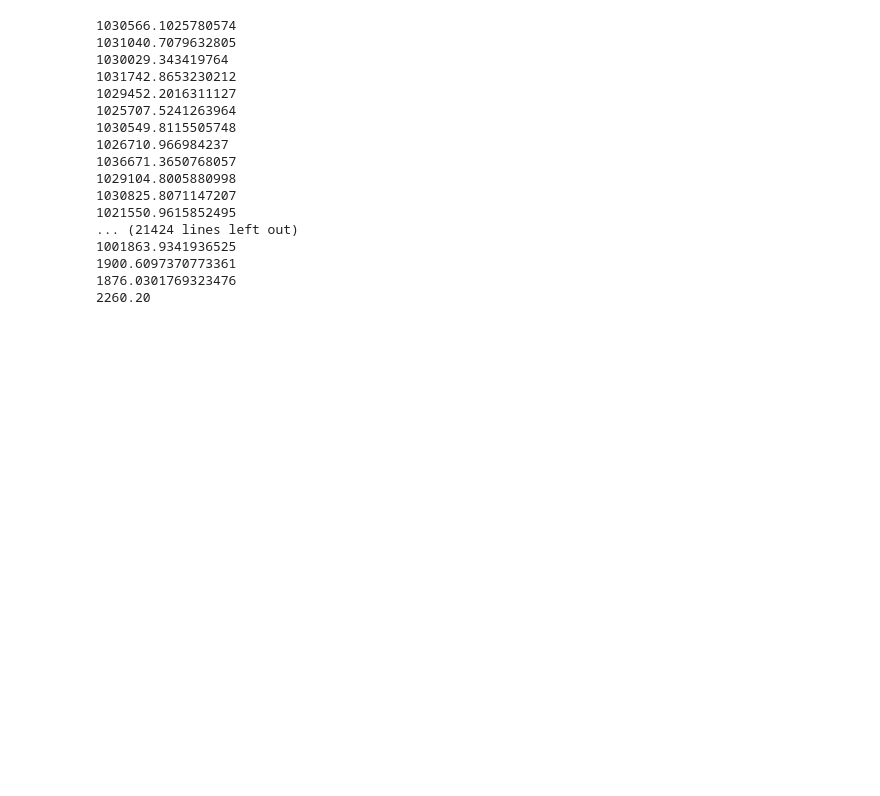
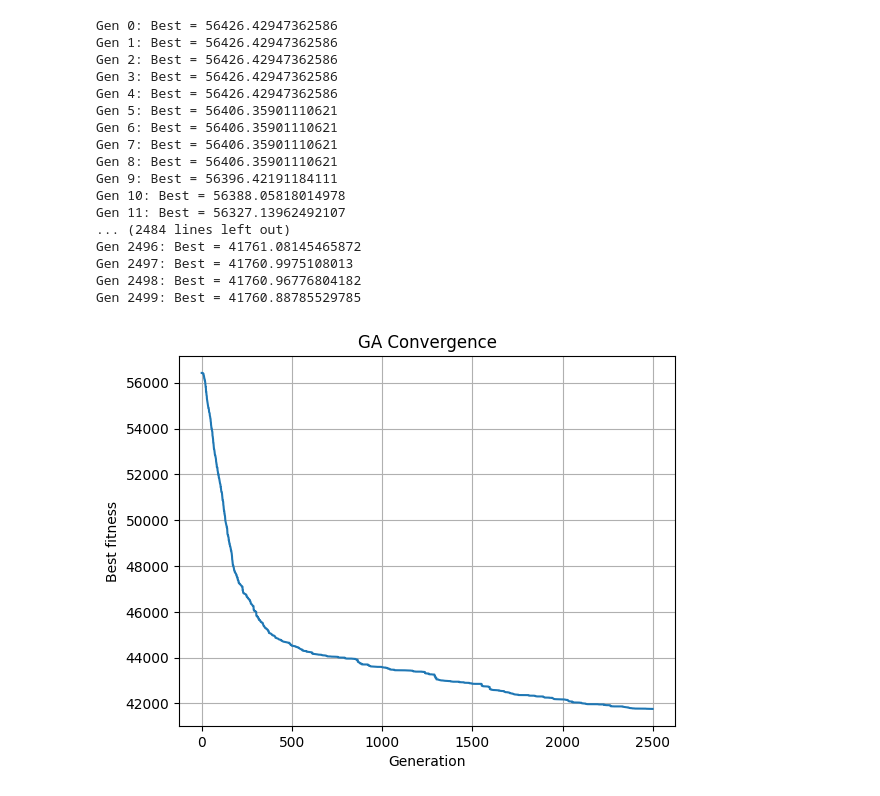
Before and after one commit to kettunenn/Genetic-Algorithms, a Jupyter notebook: energy optimization/testing.ipynb, the cells around one changed output. Drawn from its saved outputs; the diff is of its cells as text; code cells hidden in the pictures; blank space fills up the shorter version.

```diff
--- a/energy optimization/testing.ipynb
+++ b/energy optimization/testing.ipynb
@@ -1,13 +1,16 @@
 # %%
 import importlib
 import sys
-sys.path.append('/Genetic-Algorithms/energy optimization/system') #Fix this
+
+# sys.path.append('home/elias/Genetic-Algorithms/energy optimization/') #Fix this
 
 from pprint import pprint
 import numpy as np
 from deap import base, creator, tools
 import random
-import GA
+
+import system.GA as GA
+
 import datalayer.getdata as getdata
 import system.system_ as sys
 import system.constraints as constraints
@@ -19,8 +22,10 @@ importlib.reload(constraints)
 
 
 
+state = getdata.gen_state()
+LOWER_BOUNDS, UPPER_BOUNDS, constraint = constraints.general_constraints(Glmax=max(state["load"]))
 
-LOWER_BOUNDS, UPPER_BOUNDS, constraint = constraints.general_constraints()
+[Dmax, Glmax, Gbmax, Bmax, N_HOURS] = constraint
 
 genome=96
 # %%
@@ -194,7 +199,7 @@ for mutant in offspring:
         del mutant.fitness.values
 # %%
 POP_SIZE = 100
-MAX_GEN = 1000
+MAX_GEN = 2500
 
 population = GA.create_population(POP_SIZE,96, LOWER_BOUNDS, UPPER_BOUNDS)
 population_dp = [creator.Individual(ind.tolist()) for ind in population]
@@ -222,4 +227,6 @@ pprint(population[:5])  # Print first 5 individuals to inspect
 # %%
+fitness_history = []
+
 for gen in range(MAX_GEN):
 
     # --- SELECTION ---
@@ -247,27 +254,42 @@ for gen in range(MAX_GEN):
     # --- ELITIST REPLACEMENT (μ + λ) ---
     population = tools.selBest(population + offspring, POP_SIZE)
 
-    # Optional: print progress
     best = tools.selBest(population, 1)[0]
-    print(f"Gen {gen}: Best = {best.fitness.values[0]}")
+    best_fitness = best.fitness.values[0]
+    fitness_history.append(best_fitness)
+
+    # print progress
+    print(f"Gen {gen}: Best = {best_fitness}")
 # %% [output]
-1030566.1025780574
-1031040.7079632805
-1030029.343419764
-1031742.8653230212
-1029452.2016311127
-1025707.5241263964
-1030549.8115505748
-1026710.966984237
-1036671.3650768057
-1029104.8005880998
-1030825.8071147207
-1021550.9615852495
-... (21424 lines left out)
-1001863.9341936525
-1900.6097370773361
-1876.0301769323476
-2260.20
+Gen 0: Best = 56426.42947362586
+Gen 1: Best = 56426.42947362586
+Gen 2: Best = 56426.42947362586
+Gen 3: Best = 56426.42947362586
+Gen 4: Best = 56426.42947362586
+Gen 5: Best = 56406.35901110621
+Gen 6: Best = 56406.35901110621
+Gen 7: Best = 56406.35901110621
+Gen 8: Best = 56406.35901110621
+Gen 9: Best = 56396.42191184111
+Gen 10: Best = 56388.05818014978
+Gen 11: Best = 56327.13962492107
+... (2484 lines left out)
+Gen 2496: Best = 41761.08145465872
+Gen 2497: Best = 41760.9975108013
+Gen 2498: Best = 41760.96776804182
+Gen 2499: Best = 41760.88785529785
+# %%
+import matplotlib.pyplot as plt
+
+plt.figure()
+plt.plot(fitness_history)
+plt.xlabel("Generation")
+plt.ylabel("Best fitness")
+plt.title("GA Convergence")
+plt.grid(True)
+plt.show()
+# %% [output]
+[figure, added]
 # %%
 best = tools.selBest(population, 1)[0]
 def extract_variables(best_individual):
```
Also changed, not shown: parts of 11 cells of this notebook, 11 other files.
